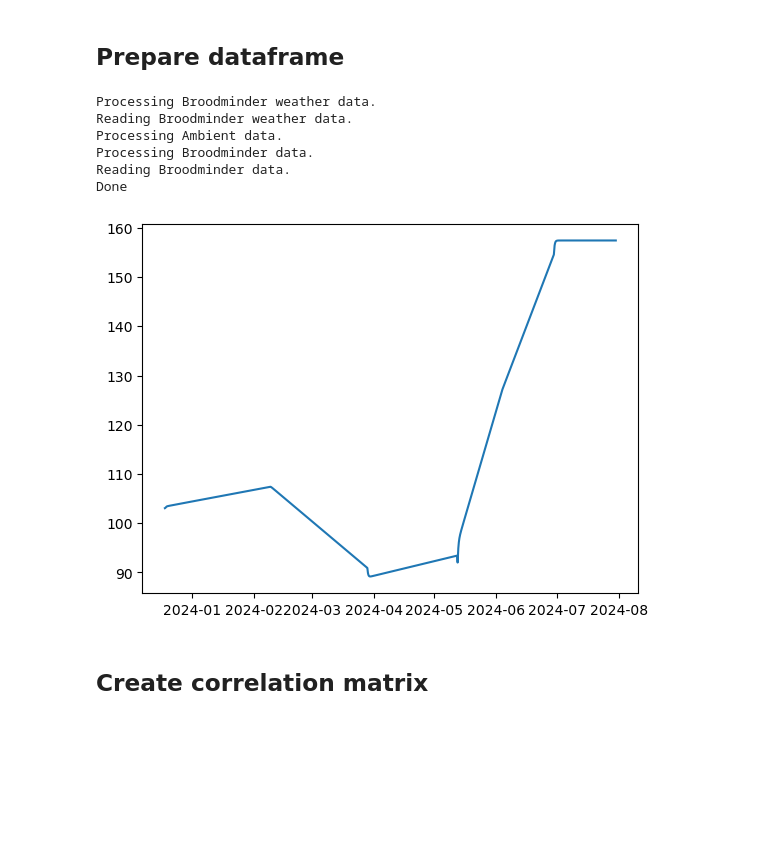
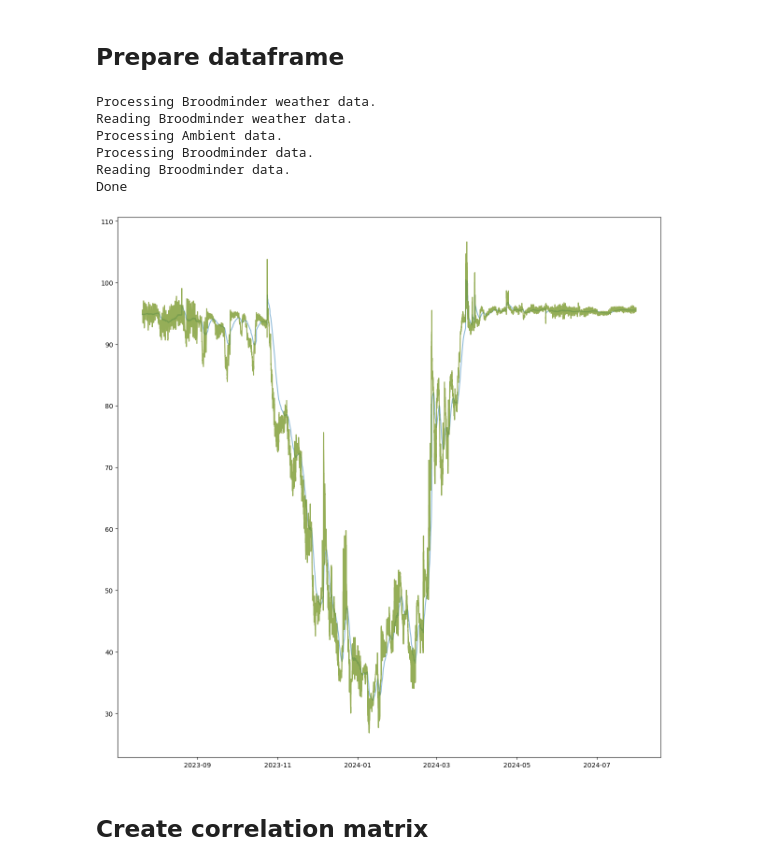
Before and after one commit to tiedyefreak22/Creative-Envy-Dashboard, a Jupyter notebook: Correlation_Matrix.ipynb, the cells around one changed output. Cells and saved outputs as stored; diff of their text form; code cells hidden in the pictures; blank space fills up the shorter version.

```diff
--- a/Correlation_Matrix.ipynb
+++ b/Correlation_Matrix.ipynb
@@ -17,50 +17,58 @@ Done
 # %%
 hive_IDs = {"New Left Hive": '6b5cb8b012cb45038eacc24770a2fff7',
             "Utah OW Nuc Left": '13a71f80590a4184a2956058441c3be3',
             "Utah OW Nuc Right": 'dca02aae55b74ca1b1a6ac35042d2254',
            }
 
 Bee_Weather = BeeWeather()
 Bee_Weather.set()
 
 ambient = Ambient()
 ambient.set()
 
 master_df = pd.DataFrame()
 
-for hive_creds in list(hive_IDs.items()):
-    current_hive = Hive(*hive_creds)
-    current_hive.set()
-    if not current_hive.get_weight().empty:
-        master_df = pd.concat([master_df, pd.DataFrame(current_hive.get_weight(interp = 1)).rename(columns={"Weight": "hive_weight"})], axis = 1)
-    if not current_hive.get_upper_temp().empty:
-        master_df = pd.concat([master_df, pd.DataFrame(current_hive.get_upper_temp(interp = 1)).rename(columns={"Temperature": "hive_upper_temp"})], axis = 1)
-    if not current_hive.get_lower_temp().empty:
-        master_df = pd.concat([master_df, pd.DataFrame(current_hive.get_lower_temp(interp = 1)).rename(columns={"Temperature": "hive_lower_temp"})], axis = 1)
-    if not current_hive.get_humidity().empty:
-        master_df = pd.concat([master_df, pd.DataFrame(current_hive.get_humidity(interp = 1)).rename(columns={"Humidity": "hive_humidity"})], axis = 1)
-    break
+# for hive_creds in list(hive_IDs.items()):
+# current_hive = Hive(*hive_creds)
+current_hive = Hive(*list(hive_IDs.items())[0])
+current_hive.set()
+master_df = pd.concat([master_df, pd.DataFrame(current_hive.get_weight(remove_outliers = 1)).rename(columns={"Weight": "hive_weight"})], axis = 1)
+if not current_hive.get_upper_temp().empty:
+    master_df = pd.concat([master_df, pd.DataFrame(current_hive.get_upper_temp(remove_outliers = 1)).rename(columns={"Temperature": "hive_upper_temp"})], axis = 1)
+if not current_hive.get_lower_temp().empty:
+    master_df = pd.concat([master_df, pd.DataFrame(current_hive.get_lower_temp(remove_outliers = 1)).rename(columns={"Temperature": "hive_lower_temp"})], axis = 1)
+if not current_hive.get_humidity().empty:
+    master_df = pd.concat([master_df, pd.DataFrame(current_hive.get_humidity(remove_outliers = 1)).rename(columns={"Humidity": "hive_humidity"})], axis = 1)
 
-master_df = pd.concat([master_df, Bee_Weather.get_beeweather(interp = 1), ambient.get_ambient(interp = 1)], axis = 1)
-master_df.dropna(subset=['hive_weight', 'hive_upper_temp', 'hive_lower_temp', 'hive_humidity'], axis = "rows", how = "all", inplace = True)
+master_df = pd.concat([master_df, Bee_Weather.get_beeweather(), ambient.get_ambient()], axis = 1)
+try:
+    master_df.dropna(subset=['hive_weight', 'hive_upper_temp', 'hive_lower_temp', 'hive_humidity'], axis = "rows", how = "all", inplace = True)
+except Exception as e:
+    print(e)
 
-master_df = pd.concat([master_df, pd.DataFrame({'Unix_Time': master_df['hive_weight'].dropna().index, "kalman_weight": kalman(master_df['hive_weight'].dropna())}).set_index("Unix_Time")], axis = 1)
+try:
+    master_df = pd.concat([master_df, pd.DataFrame({'Unix_Time': master_df['hive_weight'].dropna().index, "kalman_weight": kalman(master_df['hive_weight'].dropna())}).set_index("Unix_Time")], axis = 1)
+except Exception as e:
+    print(e)
+
 master_df = pd.concat([master_df, pd.DataFrame({'Unix_Time': master_df['hive_upper_temp'].dropna().index, "kalman_upper_temp": kalman(master_df['hive_upper_temp'].dropna())}).set_index("Unix_Time")], axis = 1)
 master_df = pd.concat([master_df, pd.DataFrame({'Unix_Time': master_df['hive_lower_temp'].dropna().index, "kalman_lower_temp": kalman(master_df['hive_lower_temp'].dropna())}).set_index("Unix_Time")], axis = 1)
 master_df = pd.concat([master_df, pd.DataFrame({'Unix_Time': master_df['hive_humidity'].dropna().index, "kalman_humidity": kalman(master_df['hive_humidity'].dropna())}).set_index("Unix_Time")], axis = 1)
 
-fig, ax = plt.subplots()
-ax.plot(master_df['hive_weight'].dropna().index,  master_df['kalman_weight'].dropna())
+fig, ax = plt.subplots(figsize = (15, 15))
+ax.plot(master_df['hive_lower_temp'].dropna().index,  master_df['kalman_lower_temp'].dropna(), alpha = 0.5)
+ax.plot(master_df['hive_lower_temp'].dropna().index,  master_df['hive_lower_temp'].dropna(), alpha = 0.5)
+ax.plot(pd.DataFrame(current_hive.get_lower_temp()).dropna().index,  pd.DataFrame(current_hive.get_lower_temp()).dropna(), alpha = 0.5)
 
 print("Done")
 # %% [output]
 Processing Broodminder weather data.
 Reading Broodminder weather data.
 Processing Ambient data.
 Processing Broodminder data.
 Reading Broodminder data.
 Done
-[figure, old version]
+[figure, new version]
 # %% [markdown]
 ## Create correlation matrix
 # %%
```
Also changed, not shown: parts of 2 cells of this notebook, 5 other files.
